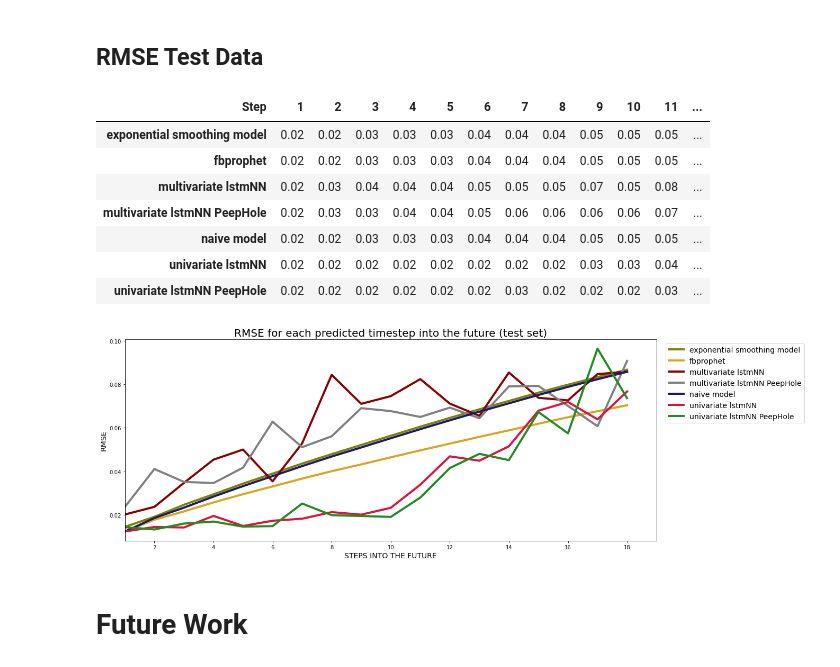
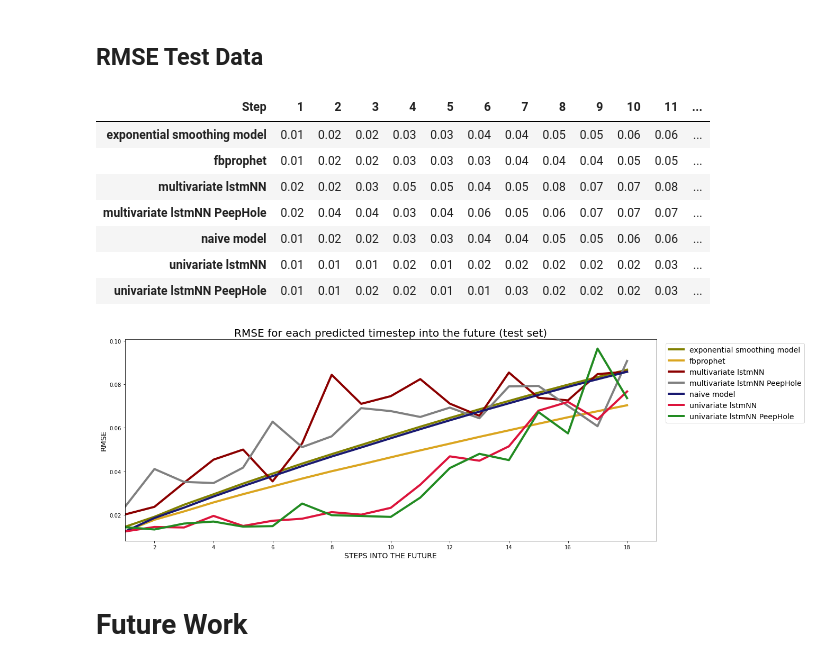
Before and after one commit to JonJae/TimeSeriesPrediction_FeedInMngmt, a Jupyter notebook: FeedInMngmt_Results.ipynb, the cells around one changed output. Saved outputs shown, nothing was run; the diff lists cells and outputs as text; code cells hidden in the pictures.

Commit message:
including peephole into results

```diff
--- a/FeedInMngmt_Results.ipynb
+++ b/FeedInMngmt_Results.ipynb
@@ -183,18 +179,18 @@ mape_val.round(2)
 ## RMSE Test Data
 # %%
 metric = 'RMSE'
-mape_test = get_erros(metric = metric, folder='Test Errors')
-plot_results(mape_test, metric = metric, val_or_test='test')
-mape_val.round(2)
+errors = get_erros(metric = metric, folder='Test Errors')
+plot_results(errors, metric = metric, val_or_test='test')
+errors.round(2)
 # %% [output]
 | Step | 1 | 2 | 3 | 4 | 5 | 6 | 7 | 8 | 9 | 10 | 11 | ... |
-| exponential smoothing model | 0.02 | 0.02 | 0.03 | 0.03 | 0.03 | 0.04 | 0.04 | 0.04 | 0.05 | 0.05 | 0.05 | ... |
-| fbprophet | 0.02 | 0.02 | 0.03 | 0.03 | 0.03 | 0.04 | 0.04 | 0.04 | 0.05 | 0.05 | 0.05 | ... |
-| multivariate lstmNN | 0.02 | 0.03 | 0.04 | 0.04 | 0.04 | 0.05 | 0.05 | 0.05 | 0.07 | 0.05 | 0.08 | ... |
-| multivariate lstmNN PeepHole | 0.02 | 0.03 | 0.03 | 0.04 | 0.04 | 0.05 | 0.06 | 0.06 | 0.06 | 0.06 | 0.07 | ... |
-| naive model | 0.02 | 0.02 | 0.03 | 0.03 | 0.03 | 0.04 | 0.04 | 0.04 | 0.05 | 0.05 | 0.05 | ... |
-| univariate lstmNN | 0.02 | 0.02 | 0.02 | 0.02 | 0.02 | 0.02 | 0.02 | 0.02 | 0.03 | 0.03 | 0.04 | ... |
-| univariate lstmNN PeepHole | 0.02 | 0.02 | 0.02 | 0.02 | 0.02 | 0.02 | 0.03 | 0.02 | 0.02 | 0.02 | 0.03 | ... |
+| exponential smoothing model | 0.01 | 0.02 | 0.02 | 0.03 | 0.03 | 0.04 | 0.04 | 0.05 | 0.05 | 0.06 | 0.06 | ... |
+| fbprophet | 0.01 | 0.02 | 0.02 | 0.03 | 0.03 | 0.03 | 0.04 | 0.04 | 0.04 | 0.05 | 0.05 | ... |
+| multivariate lstmNN | 0.02 | 0.02 | 0.03 | 0.05 | 0.05 | 0.04 | 0.05 | 0.08 | 0.07 | 0.07 | 0.08 | ... |
+| multivariate lstmNN PeepHole | 0.02 | 0.04 | 0.04 | 0.03 | 0.04 | 0.06 | 0.05 | 0.06 | 0.07 | 0.07 | 0.07 | ... |
+| naive model | 0.01 | 0.02 | 0.02 | 0.03 | 0.03 | 0.04 | 0.04 | 0.05 | 0.05 | 0.06 | 0.06 | ... |
+| univariate lstmNN | 0.01 | 0.01 | 0.01 | 0.02 | 0.01 | 0.02 | 0.02 | 0.02 | 0.02 | 0.02 | 0.03 | ... |
+| univariate lstmNN PeepHole | 0.01 | 0.01 | 0.02 | 0.02 | 0.01 | 0.01 | 0.03 | 0.02 | 0.02 | 0.02 | 0.03 | ... |
 [figure]
 # %% [markdown]
 # Future Work
```
Also changed, not shown: parts of 7 cells of this notebook, 4 other files.
